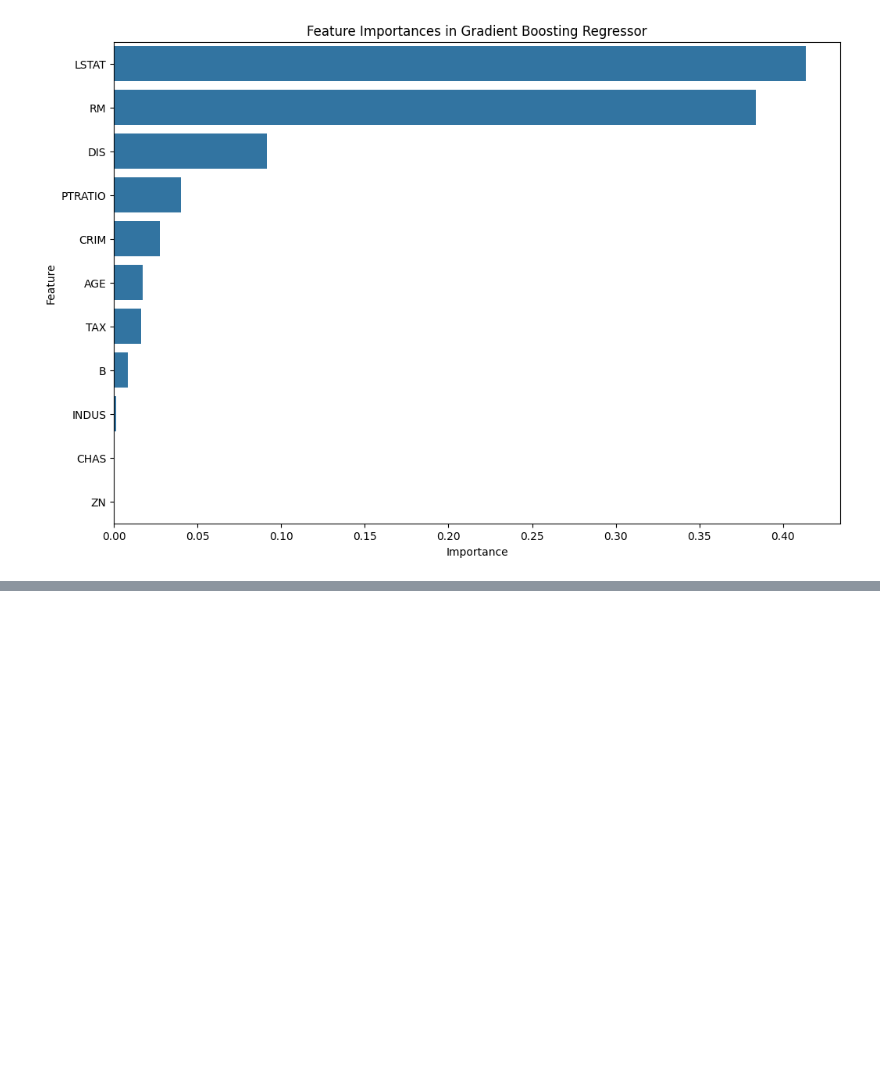
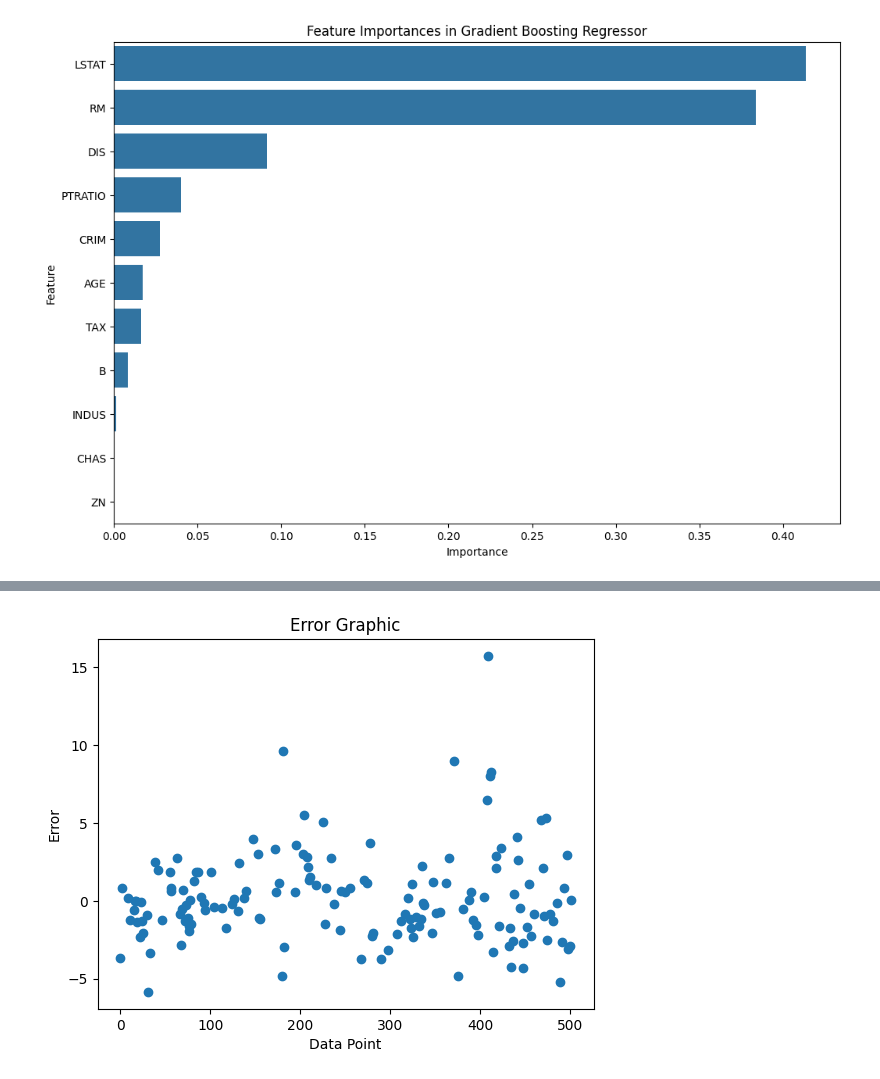
Before and after one commit to savaris/Python_Applications, a Jupyter notebook: Regression_Analysis.ipynb, the cells around one changed output, grey strips where cells are left out. Saved outputs shown, nothing was run; the diff lists cells and outputs as text; code cells hidden in the pictures; blank space fills up the shorter version.

```diff
--- a/Regression_Analysis.ipynb
+++ b/Regression_Analysis.ipynb
@@ -401,0 +483,10 @@ Adjusted R-squared: 0.873366277140294
+# %%
+errors = y_test - y_pred
+import matplotlib.pyplot as plt
+plt.plot(errors, marker='o', linestyle='')
+plt.title('Error Graphic')
+plt.xlabel('Data Point')
+plt.ylabel('Error')
+plt.show()
+# %% [output]
+[figure, added]
```
Also changed, not shown: parts of 4 cells of this notebook.
